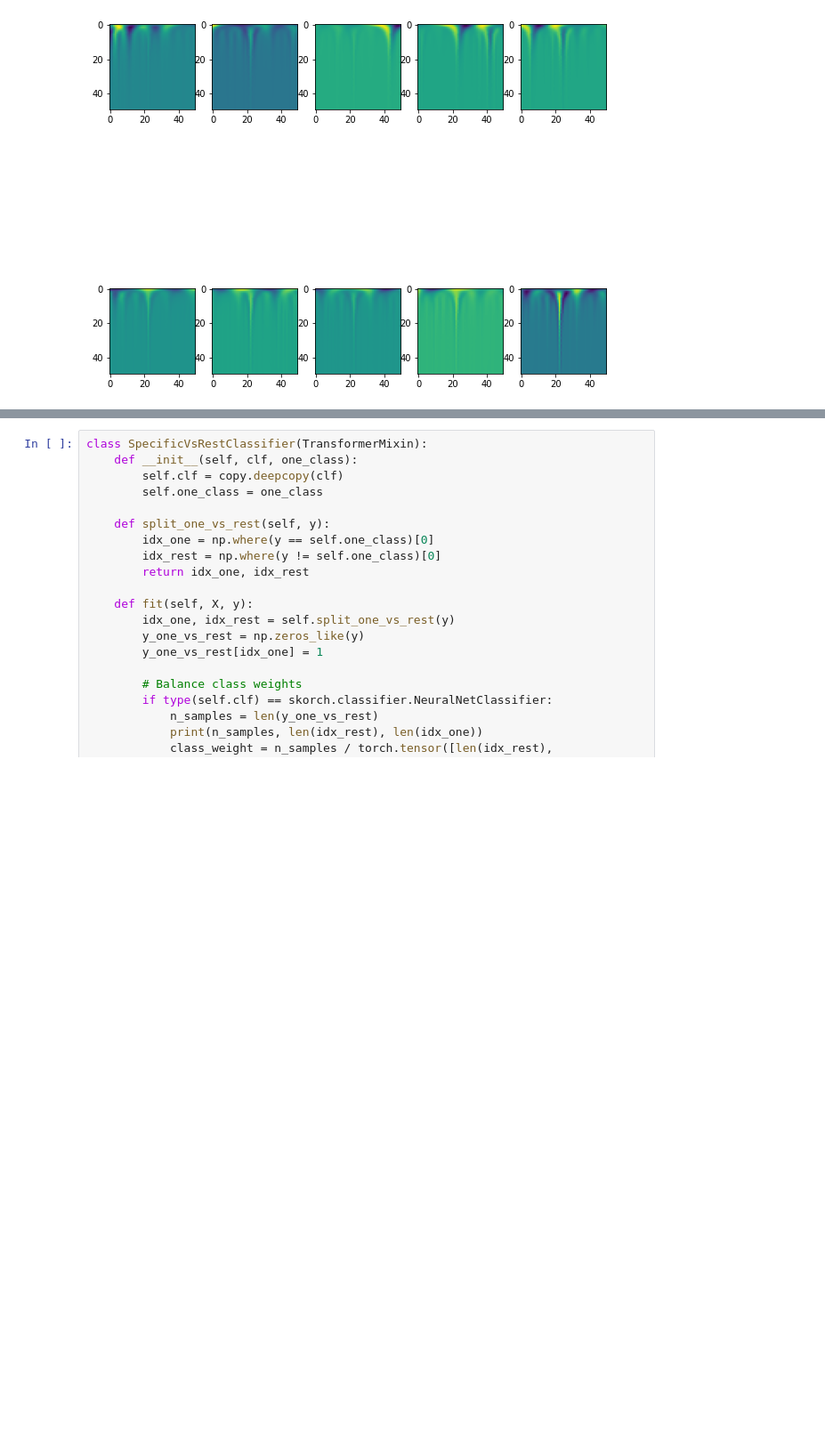
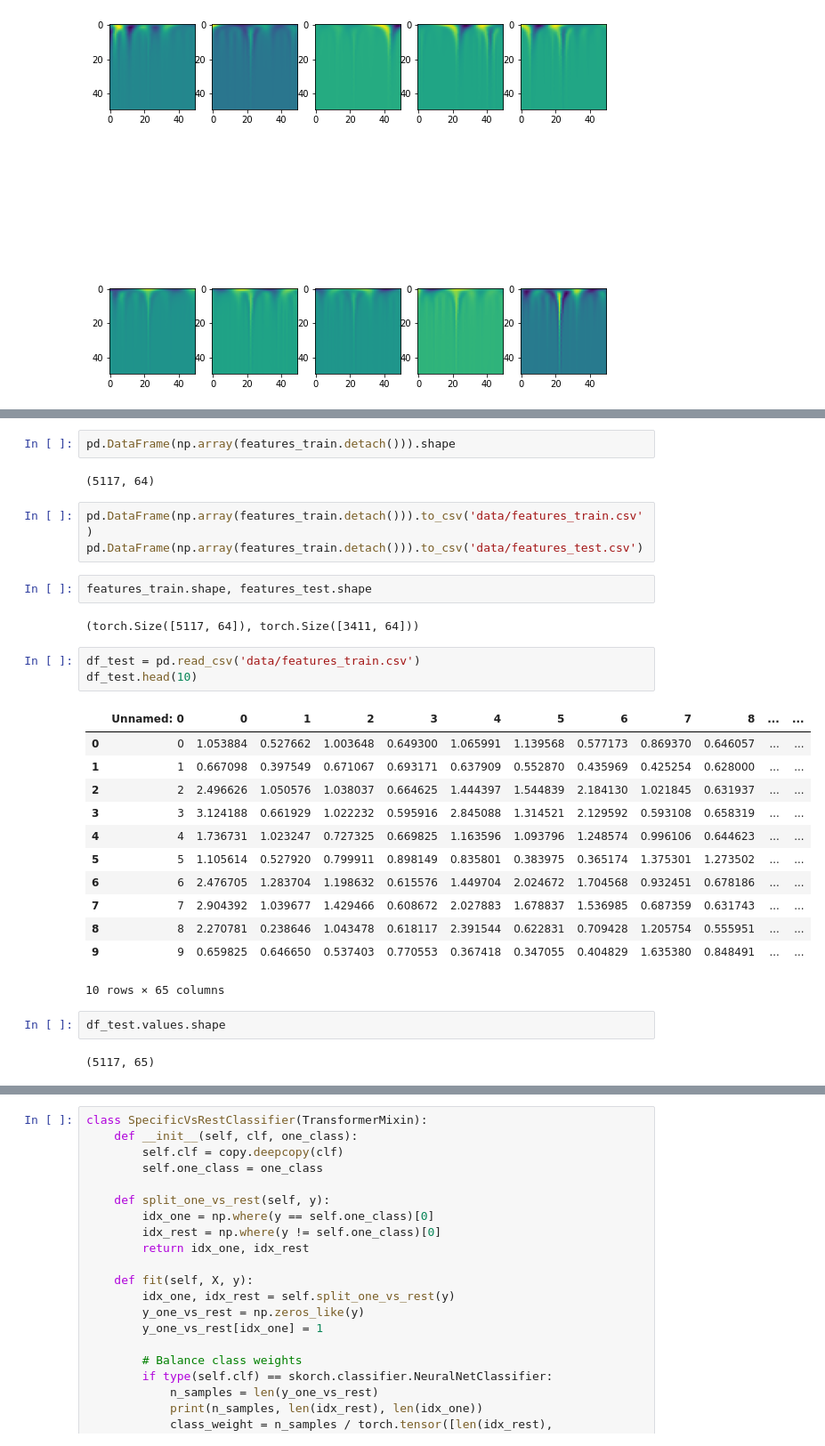
Before and after one commit to jaymoneyjay/aml-project, a Jupyter notebook: task2/ctw_cnn_jodok.ipynb, the cells around one changed output, grey strips where cells are left out. Shown at 89% size. Cells and saved outputs as stored; diff of their text form; blank space fills up the shorter version.

Commit message:
read out cwt features

```diff
--- a/task2/ctw_cnn_jodok.ipynb
+++ b/task2/ctw_cnn_jodok.ipynb
@@ -224,0 +415,31 @@ callbacks = [
+# %%
+pd.DataFrame(np.array(features_train.detach())).shape
+# %% [output]
+(5117, 64)
+# %%
+pd.DataFrame(np.array(features_train.detach())).to_csv('data/features_train.csv')
+pd.DataFrame(np.array(features_train.detach())).to_csv('data/features_test.csv')
+# %%
+features_train.shape, features_test.shape
+# %% [output]
+(torch.Size([5117, 64]), torch.Size([3411, 64]))
+# %%
+df_test = pd.read_csv('data/features_train.csv')
+df_test.head(10)
+# %% [output]
+|  | Unnamed: 0 | 0 | 1 | 2 | 3 | 4 | 5 | 6 | 7 | 8 | ... | ... |
+| 0 | 0 | 1.053884 | 0.527662 | 1.003648 | 0.649300 | 1.065991 | 1.139568 | 0.577173 | 0.869370 | 0.646057 | ... | ... |
+| 1 | 1 | 0.667098 | 0.397549 | 0.671067 | 0.693171 | 0.637909 | 0.552870 | 0.435969 | 0.425254 | 0.628000 | ... | ... |
+| 2 | 2 | 2.496626 | 1.050576 | 1.038037 | 0.664625 | 1.444397 | 1.544839 | 2.184130 | 1.021845 | 0.631937 | ... | ... |
+| 3 | 3 | 3.124188 | 0.661929 | 1.022232 | 0.595916 | 2.845088 | 1.314521 | 2.129592 | 0.593108 | 0.658319 | ... | ... |
+| 4 | 4 | 1.736731 | 1.023247 | 0.727325 | 0.669825 | 1.163596 | 1.093796 | 1.248574 | 0.996106 | 0.644623 | ... | ... |
+| 5 | 5 | 1.105614 | 0.527920 | 0.799911 | 0.898149 | 0.835801 | 0.383975 | 0.365174 | 1.375301 | 1.273502 | ... | ... |
+| 6 | 6 | 2.476705 | 1.283704 | 1.198632 | 0.615576 | 1.449704 | 2.024672 | 1.704568 | 0.932451 | 0.678186 | ... | ... |
+| 7 | 7 | 2.904392 | 1.039677 | 1.429466 | 0.608672 | 2.027883 | 1.678837 | 1.536985 | 0.687359 | 0.631743 | ... | ... |
+| 8 | 8 | 2.270781 | 0.238646 | 1.043478 | 0.618117 | 2.391544 | 0.622831 | 0.709428 | 1.205754 | 0.555951 | ... | ... |
+| 9 | 9 | 0.659825 | 0.646650 | 0.537403 | 0.770553 | 0.367418 | 0.347055 | 0.404829 | 1.635380 | 0.848491 | ... | ... |
+10 rows × 65 columns
+# %%
+df_test.values.shape
+# %% [output]
+(5117, 65)
```
Also changed, not shown: parts of 32 cells of this notebook.
